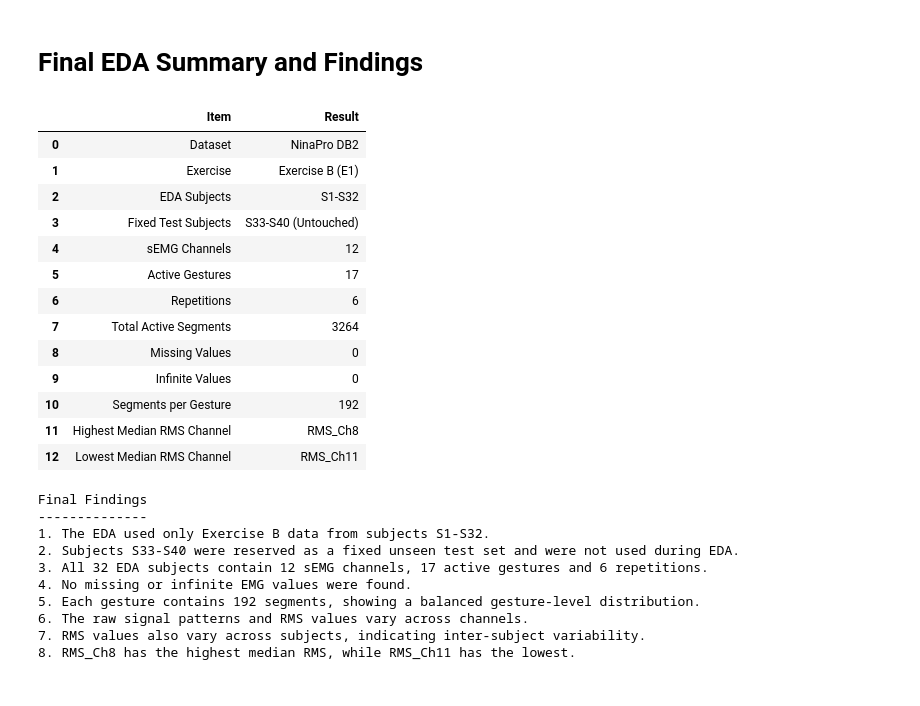
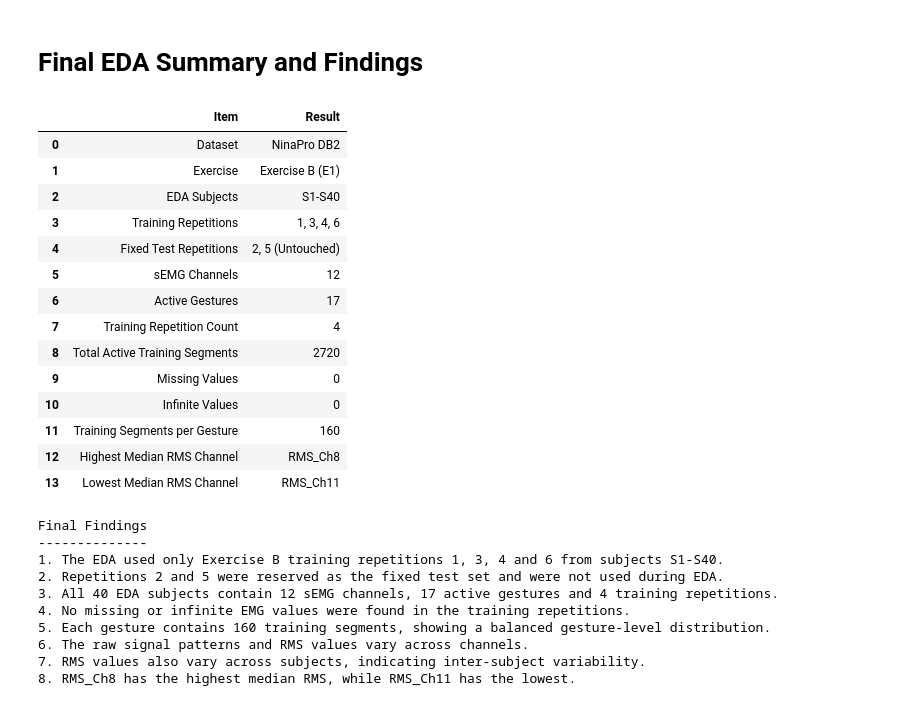
Before and after one commit to mahfuz1715/Group06_NinaProDB2_CSE475, a Jupyter notebook: code/task1/Group06_NinaProDB2_task1_eda.ipynb, the cells around one changed output. Drawn from its saved outputs; the diff is of its cells as text; code cells hidden in the pictures.

```diff
--- a/code/task1/Group06_NinaProDB2_task1_eda.ipynb
+++ b/code/task1/Group06_NinaProDB2_task1_eda.ipynb
@@ -247,7 +267,7 @@ Total infinite values: 0
 segment_rows = []
 waveform_example = None
 
-for subject_id, file_path in train_files.items():
+for subject_id, file_path in eda_files.items():
     data = loadmat(
         file_path,
         variable_names=["emg", "restimulus", "rerepetition"]
@@ -276,7 +296,7 @@ for subject_id, file_path in train_files.items():
         if gesture_id not in ACTIVE_GESTURES:
             continue
 
-        if repetition_id not in range(1, 7):
+        if repetition_id not in TRAIN_REPETITIONS:
             continue
 
         segment = emg[start:end]
@@ -314,10 +334,11 @@ for subject_id, file_path in train_files.items():
 
 segment_df = pd.DataFrame(segment_rows)
 
-print("\nTotal active segments:", len(segment_df))
+print("\nTotal active training segments:", len(segment_df))
 print("Subjects:", segment_df["Subject"].nunique())
 print("Gestures:", segment_df["Gesture"].nunique())
-print("Repetitions:", segment_df["Repetition"].nunique())
+print("Training repetitions:", sorted(segment_df["Repetition"].unique().tolist()))
+print("Fixed test repetitions:", TEST_REPETITIONS)
 
 display(segment_df.head())
 # %% [output]
@@ -531,22 +550,24 @@ final_summary = pd.DataFrame({
         "Dataset",
         "Exercise",
         "EDA Subjects",
-        "Fixed Test Subjects",
+        "Training Repetitions",
+        "Fixed Test Repetitions",
         "sEMG Channels",
         "Active Gestures",
-        "Repetitions",
-        "Total Active Segments",
+        "Training Repetition Count",
+        "Total Active Training Segments",
         "Missing Values",
         "Infinite Values",
-        "Segments per Gesture",
+        "Training Segments per Gesture",
         "Highest Median RMS Channel",
         "Lowest Median RMS Channel"
     ],
     "Result": [
         "NinaPro DB2",
         "Exercise B (E1)",
-        "S1-S32",
-        "S33-S40 (Untouched)",
+        "S1-S40",
+        "1, 3, 4, 6",
+        "2, 5 (Untouched)",
         12,
         segment_df["Gesture"].nunique(),
         segment_df["Repetition"].nunique(),
@@ -565,63 +586,65 @@ print("Final Findings")
 print("--------------")
 
 print(
-    "1. The EDA used only Exercise B data from subjects S1-S32."
+    "1. The EDA used only Exercise B training repetitions 1, 3, 4 and 6 "
+    "from subjects S1-S40."
 )
 
 print(
-    "2. Subjects S33-S40 were reserved as a fixed unseen test set "
+    "2. Repetitions 2 and 5 were reserved as the fixed test set "
     "and were not used during EDA."
 )
 
 print(
-    "3. All 32 EDA subjects contain 12 sEMG channels, "
-    "17 active gestures and 6 repetitions."
+    "3. All 40 EDA subjects contain 12 sEMG channels, "
+    "17 active gestures and 4 training repetitions."
 )
 
 print(
-    "4. No missing or infinite EMG values were found."
+    "4. No missing or infinite EMG values were found in the training repetitions."
 )
 
 print(
-    "5. Each gesture contains 192 segments, showing a balanced "
-    "gesture-level distribution."
+    f"5. Each gesture contains {gesture_counts['Segment_Count'].unique()[0]} training segments, "
+    "showing a balanced gesture-level distribution."
 )
 
 print(
     "6. The raw signal patterns and RMS values vary across channels."
 )
 
 print(
     "7. RMS values also vary across subjects, indicating "
     "inter-subject variability."
 )
 
 print(
     f"8. {channel_median_rms.idxmax()} has the highest median RMS, "
     f"while {channel_median_rms.idxmin()} has the lowest."
 )
 # %% [output]
 |  | Item | Result |
 | 0 | Dataset | NinaPro DB2 |
 | 1 | Exercise | Exercise B (E1) |
-| 2 | EDA Subjects | S1-S32 |
-| 3 | Fixed Test Subjects | S33-S40 (Untouched) |
-| 4 | sEMG Channels | 12 |
-| 5 | Active Gestures | 17 |
-| 6 | Repetitions | 6 |
-| 7 | Total Active Segments | 3264 |
-| 8 | Missing Values | 0 |
-| 9 | Infinite Values | 0 |
-| 10 | Segments per Gesture | 192 |
-| 11 | Highest Median RMS Channel | RMS_Ch8 |
-| 12 | Lowest Median RMS Channel | RMS_Ch11 |
+| 2 | EDA Subjects | S1-S40 |
+| 3 | Training Repetitions | 1, 3, 4, 6 |
+| 4 | Fixed Test Repetitions | 2, 5 (Untouched) |
+| 5 | sEMG Channels | 12 |
+| 6 | Active Gestures | 17 |
+| 7 | Training Repetition Count | 4 |
+| 8 | Total Active Training Segments | 2720 |
+| 9 | Missing Values | 0 |
+| 10 | Infinite Values | 0 |
+| 11 | Training Segments per Gesture | 160 |
+| 12 | Highest Median RMS Channel | RMS_Ch8 |
+| 13 | Lowest Median RMS Channel | RMS_Ch11 |
 Final Findings
 --------------
-1. The EDA used only Exercise B data from subjects S1-S32.
-2. Subjects S33-S40 were reserved as a fixed unseen test set and were not used during EDA.
-3. All 32 EDA subjects contain 12 sEMG channels, 17 active gestures and 6 repetitions.
-4. No missing or infinite EMG values were found.
-5. Each gesture contains 192 segments, showing a balanced gesture-level distribution.
+1. The EDA used only Exercise B training repetitions 1, 3, 4 and 6 from subjects S1-S40.
+2. Repetitions 2 and 5 were reserved as the fixed test set and were not used during EDA.
+3. All 40 EDA subjects contain 12 sEMG channels, 17 active gestures and 4 training repetitions.
+4. No missing or infinite EMG values were found in the training repetitions.
+5. Each gesture contains 160 training segments, showing a balanced gesture-level distribution.
 6. The raw signal patterns and RMS values vary across channels.
 7. RMS values also vary across subjects, indicating inter-subject variability.
 8. RMS_Ch8 has the highest median RMS, while RMS_Ch11 has the lowest.
```
Also changed, not shown: parts of 8 cells of this notebook.
